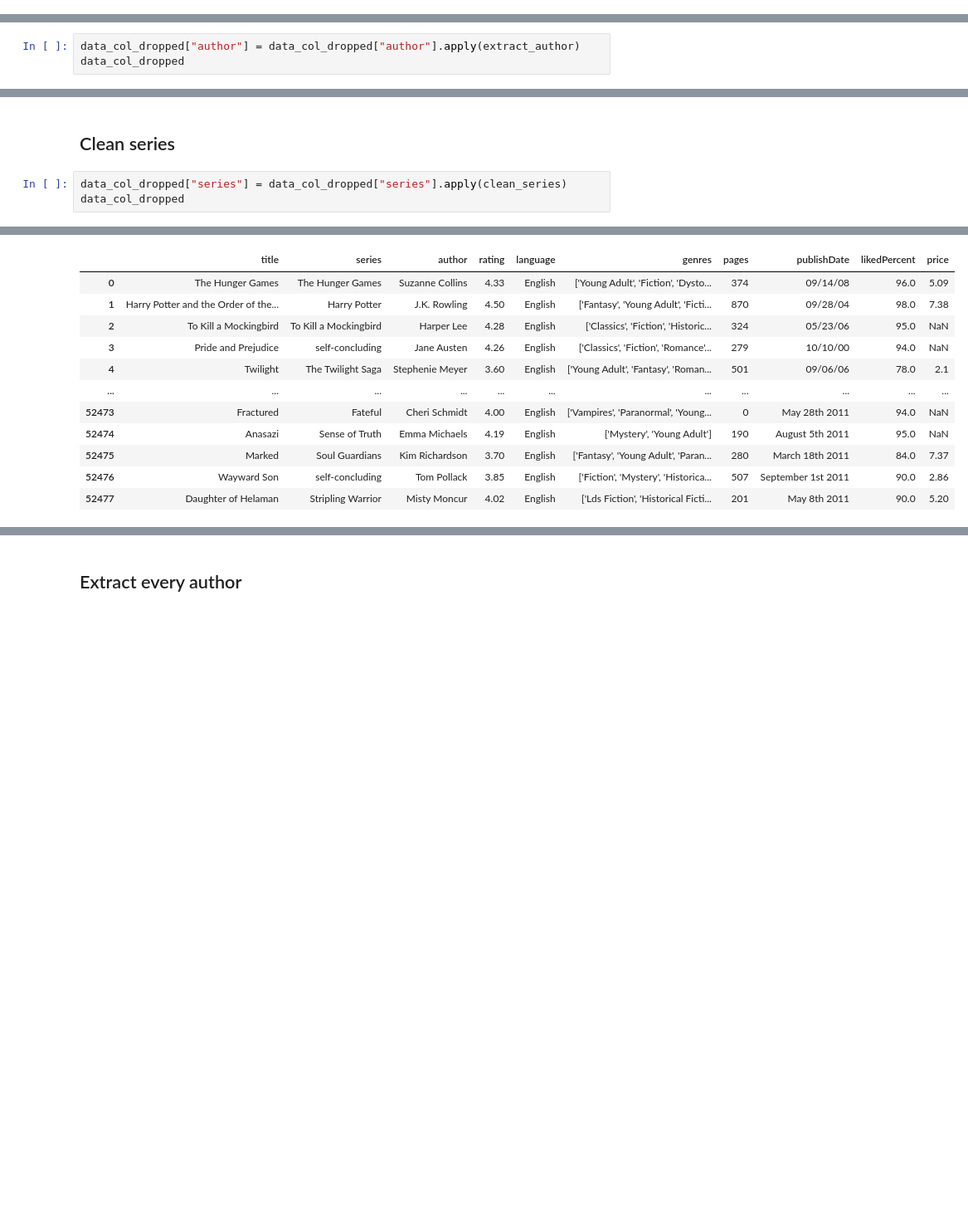
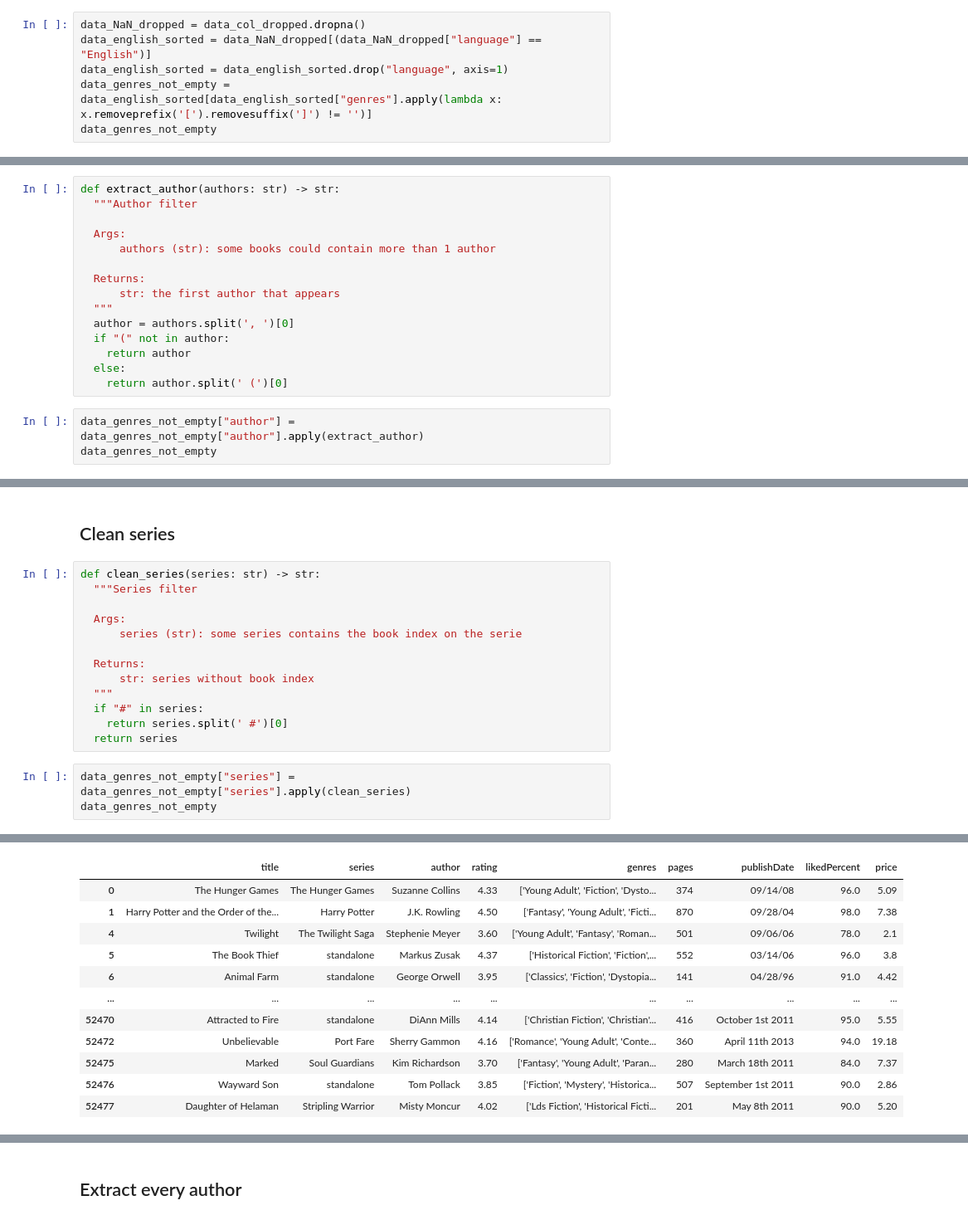
Before and after one commit to vggm/neo4j_ML, a Jupyter notebook: clean_data.ipynb, the cells around one changed output, grey strips where cells are left out. Shown: that part at 83% size. Drawn from its saved outputs; the diff is of its cells as text; blank space fills up the shorter version.

```diff
--- a/clean_data.ipynb
+++ b/clean_data.ipynb
@@ -36,0 +39,6 @@ data_col_dropped
+# %%
+data_NaN_dropped = data_col_dropped.dropna()
+data_english_sorted = data_NaN_dropped[(data_NaN_dropped["language"] == "English")]
+data_english_sorted = data_english_sorted.drop("language", axis=1)
+data_genres_not_empty = data_english_sorted[data_english_sorted["genres"].apply(lambda x: x.removeprefix('[').removesuffix(']') != '')]
+data_genres_not_empty
@@ -59,6 +68,21 @@ def extract_author(authors: str) -> str:
 # %% [markdown]
 ## Simplify authors
+# %%
+def extract_author(authors: str) -> str:
+  """Author filter
+
+  Args:
+      authors (str): some books could contain more than 1 author
+
+  Returns:
+      str: the first author that appears
+  """
+  author = authors.split(', ')[0]
+  if "(" not in author:
+    return author
+  else:
+    return author.split(' (')[0]
 # %%
-data_col_dropped["author"] = data_col_dropped["author"].apply(extract_author)
-data_col_dropped
+data_genres_not_empty["author"] = data_genres_not_empty["author"].apply(extract_author)
+data_genres_not_empty
 # %% [output]
@@ -85,6 +107,19 @@ def clean_series(series: str) -> str:
 # %% [markdown]
 ## Clean series
+# %%
+def clean_series(series: str) -> str:
+  """Series filter
+
+  Args:
+      series (str): some series contains the book index on the serie
+
+  Returns:
+      str: series without book index
+  """
+  if "#" in series:
+    return series.split(' #')[0]
+  return series
 # %%
-data_col_dropped["series"] = data_col_dropped["series"].apply(clean_series)
-data_col_dropped
+data_genres_not_empty["series"] = data_genres_not_empty["series"].apply(clean_series)
+data_genres_not_empty
 # %% [output]
@@ -91,12 +131,12 @@ data_col_dropped
-|  | title | series | author | rating | language | genres | pages | publishDate | likedPercent | price |
-| 0 | The Hunger Games | The Hunger Games | Suzanne Collins | 4.33 | English | ['Young Adult', 'Fiction', 'Dysto... | 374 | 09/14/08 | 96.0 | 5.09 |
-| 1 | Harry Potter and the Order of the... | Harry Potter | J.K. Rowling | 4.50 | English | ['Fantasy', 'Young Adult', 'Ficti... | 870 | 09/28/04 | 98.0 | 7.38 |
-| 2 | To Kill a Mockingbird | To Kill a Mockingbird | Harper Lee | 4.28 | English | ['Classics', 'Fiction', 'Historic... | 324 | 05/23/06 | 95.0 | NaN |
-| 3 | Pride and Prejudice | self-concluding | Jane Austen | 4.26 | English | ['Classics', 'Fiction', 'Romance'... | 279 | 10/10/00 | 94.0 | NaN |
-| 4 | Twilight | The Twilight Saga | Stephenie Meyer | 3.60 | English | ['Young Adult', 'Fantasy', 'Roman... | 501 | 09/06/06 | 78.0 | 2.1 |
-| ... | ... | ... | ... | ... | ... | ... | ... | ... | ... | ... |
-| 52473 | Fractured | Fateful | Cheri Schmidt | 4.00 | English | ['Vampires', 'Paranormal', 'Young... | 0 | May 28th 2011 | 94.0 | NaN |
-| 52474 | Anasazi | Sense of Truth | Emma Michaels | 4.19 | English | ['Mystery', 'Young Adult'] | 190 | August 5th 2011 | 95.0 | NaN |
-| 52475 | Marked | Soul Guardians | Kim Richardson | 3.70 | English | ['Fantasy', 'Young Adult', 'Paran... | 280 | March 18th 2011 | 84.0 | 7.37 |
-| 52476 | Wayward Son | self-concluding | Tom Pollack | 3.85 | English | ['Fiction', 'Mystery', 'Historica... | 507 | September 1st 2011 | 90.0 | 2.86 |
-| 52477 | Daughter of Helaman | Stripling Warrior | Misty Moncur | 4.02 | English | ['Lds Fiction', 'Historical Ficti... | 201 | May 8th 2011 | 90.0 | 5.20 |
+|  | title | series | author | rating | genres | pages | publishDate | likedPercent | price |
+| 0 | The Hunger Games | The Hunger Games | Suzanne Collins | 4.33 | ['Young Adult', 'Fiction', 'Dysto... | 374 | 09/14/08 | 96.0 | 5.09 |
+| 1 | Harry Potter and the Order of the... | Harry Potter | J.K. Rowling | 4.50 | ['Fantasy', 'Young Adult', 'Ficti... | 870 | 09/28/04 | 98.0 | 7.38 |
+| 4 | Twilight | The Twilight Saga | Stephenie Meyer | 3.60 | ['Young Adult', 'Fantasy', 'Roman... | 501 | 09/06/06 | 78.0 | 2.1 |
+| 5 | The Book Thief | standalone | Markus Zusak | 4.37 | ['Historical Fiction', 'Fiction',... | 552 | 03/14/06 | 96.0 | 3.8 |
+| 6 | Animal Farm | standalone | George Orwell | 3.95 | ['Classics', 'Fiction', 'Dystopia... | 141 | 04/28/96 | 91.0 | 4.42 |
+| ... | ... | ... | ... | ... | ... | ... | ... | ... | ... |
+| 52470 | Attracted to Fire | standalone | DiAnn Mills | 4.14 | ['Christian Fiction', 'Christian'... | 416 | October 1st 2011 | 95.0 | 5.55 |
+| 52472 | Unbelievable | Port Fare | Sherry Gammon | 4.16 | ['Romance', 'Young Adult', 'Conte... | 360 | April 11th 2013 | 94.0 | 19.18 |
+| 52475 | Marked | Soul Guardians | Kim Richardson | 3.70 | ['Fantasy', 'Young Adult', 'Paran... | 280 | March 18th 2011 | 84.0 | 7.37 |
+| 52476 | Wayward Son | standalone | Tom Pollack | 3.85 | ['Fiction', 'Mystery', 'Historica... | 507 | September 1st 2011 | 90.0 | 2.86 |
+| 52477 | Daughter of Helaman | Stripling Warrior | Misty Moncur | 4.02 | ['Lds Fiction', 'Historical Ficti... | 201 | May 8th 2011 | 90.0 | 5.20 |
```
Also changed, not shown: parts of 28 cells of this notebook, 8 other files.
